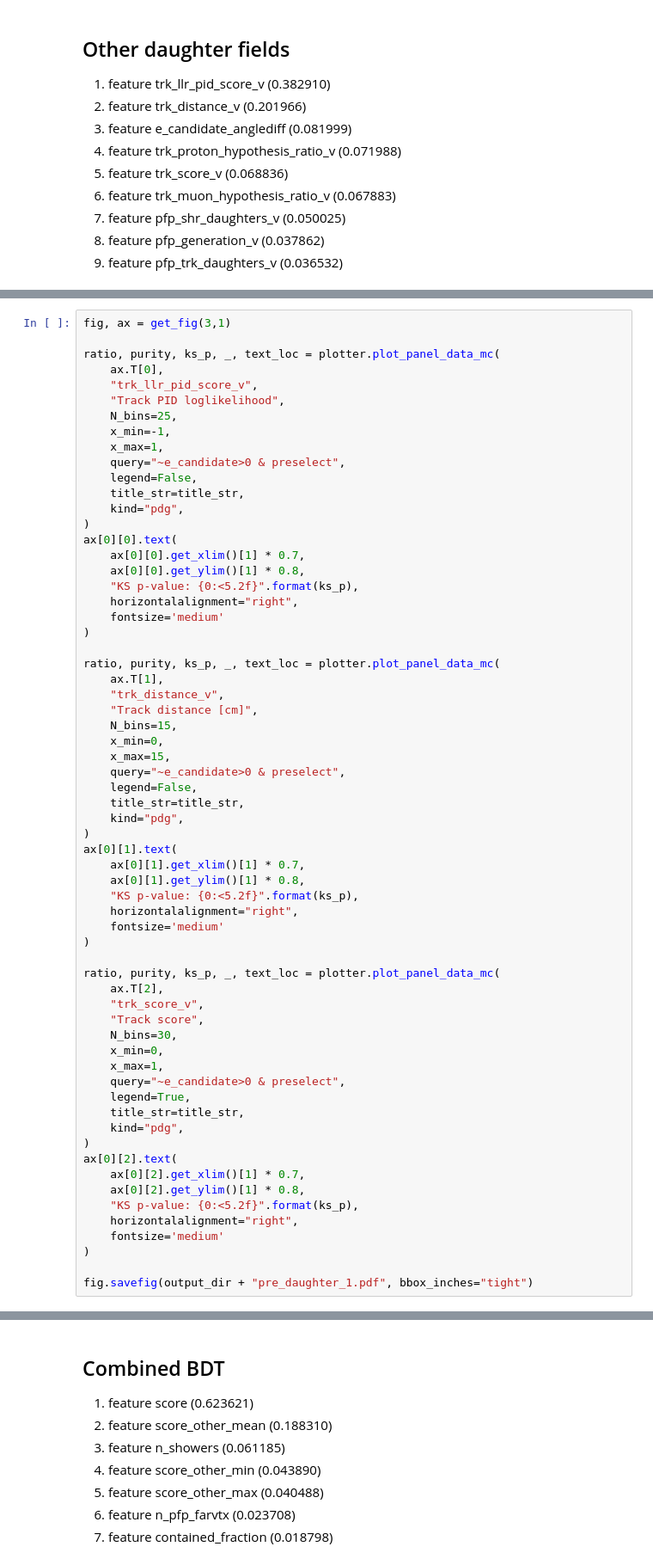
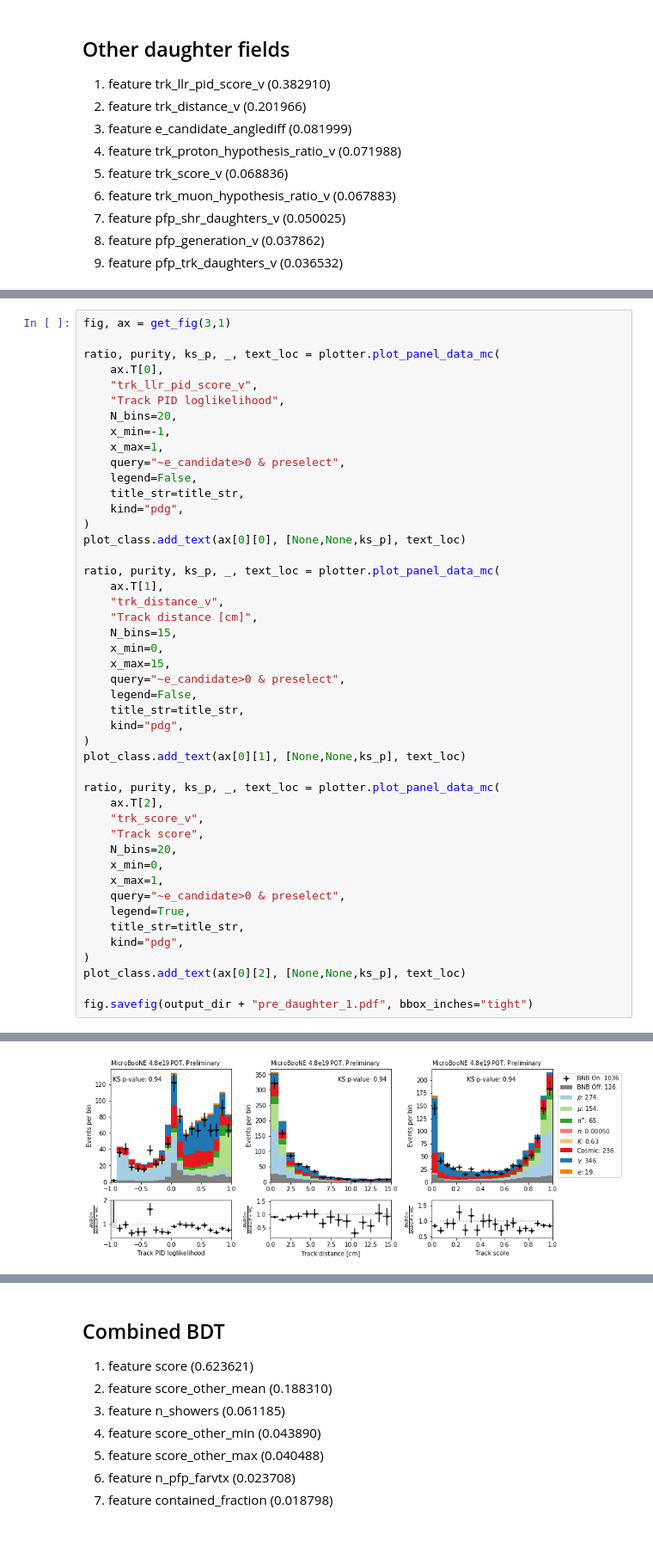
Before and after one commit to Wouter-VDP/nuecc_python, a Jupyter notebook: NuePlots_datamc.ipynb, the cells around one changed output, grey strips where cells are left out. Shown at 86% size. Drawn from its saved outputs; the diff is of its cells as text; blank space fills up the shorter version.

```diff
--- a/NuePlots_datamc.ipynb
+++ b/NuePlots_datamc.ipynb
@@ -675,7 +564,7 @@ ratio, purity, ks_p, _, text_loc = plotter.plot_panel_data_mc(
     ax.T[0],
     "trk_llr_pid_score_v",
     "Track PID loglikelihood",
-    N_bins=25,
+    N_bins=20,
     x_min=-1,
     x_max=1,
     query="~e_candidate>0 & preselect",
@@ -683,13 +572,7 @@ ratio, purity, ks_p, _, text_loc = plotter.plot_panel_data_mc(
     title_str=title_str,
     kind="pdg",
 )
-ax[0][0].text(
-    ax[0][0].get_xlim()[1] * 0.7,
-    ax[0][0].get_ylim()[1] * 0.8,
-    "KS p-value: {0:<5.2f}".format(ks_p),
-    horizontalalignment="right",
-    fontsize='medium'
-)
+plot_class.add_text(ax[0][0], [None,None,ks_p], text_loc)
 
 ratio, purity, ks_p, _, text_loc = plotter.plot_panel_data_mc(
     ax.T[1],
@@ -703,19 +586,13 @@ ratio, purity, ks_p, _, text_loc = plotter.plot_panel_data_mc(
     title_str=title_str,
     kind="pdg",
 )
-ax[0][1].text(
-    ax[0][1].get_xlim()[1] * 0.7,
-    ax[0][1].get_ylim()[1] * 0.8,
-    "KS p-value: {0:<5.2f}".format(ks_p),
-    horizontalalignment="right",
-    fontsize='medium'
-)
+plot_class.add_text(ax[0][1], [None,None,ks_p], text_loc)
 
 ratio, purity, ks_p, _, text_loc = plotter.plot_panel_data_mc(
     ax.T[2],
     "trk_score_v",
     "Track score",
-    N_bins=30,
+    N_bins=20,
     x_min=0,
     x_max=1,
     query="~e_candidate>0 & preselect",
@@ -723,12 +600,7 @@ ratio, purity, ks_p, _, text_loc = plotter.plot_panel_data_mc(
     title_str=title_str,
     kind="pdg",
 )
-ax[0][2].text(
-    ax[0][2].get_xlim()[1] * 0.7,
-    ax[0][2].get_ylim()[1] * 0.8,
-    "KS p-value: {0:<5.2f}".format(ks_p),
-    horizontalalignment="right",
-    fontsize='medium'
-)
+plot_class.add_text(ax[0][2], [None,None,ks_p], text_loc)
 
 fig.savefig(output_dir + "pre_daughter_1.pdf", bbox_inches="tight")
+# %% [output]
@@ -734,0 +624 @@ fig.savefig(output_dir + "pre_daughter_1.pdf", bbox_inches="tight")
+[figure, added]
```
Also changed, not shown: parts of 14 cells of this notebook, 5 other files.
